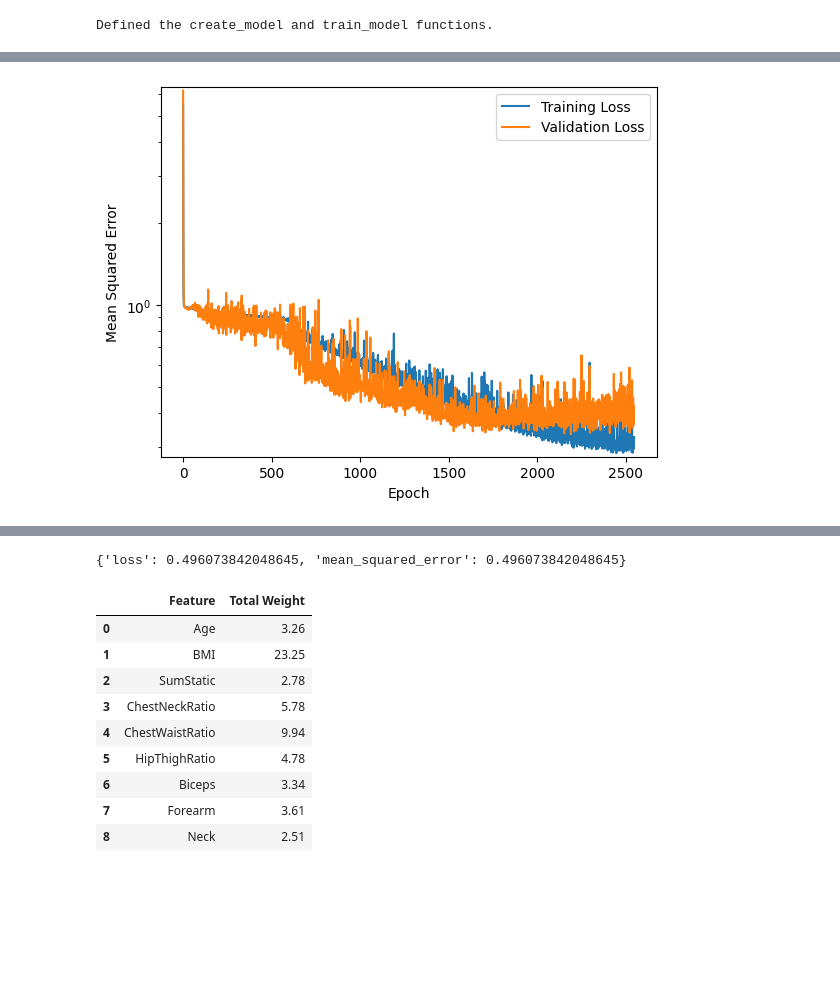
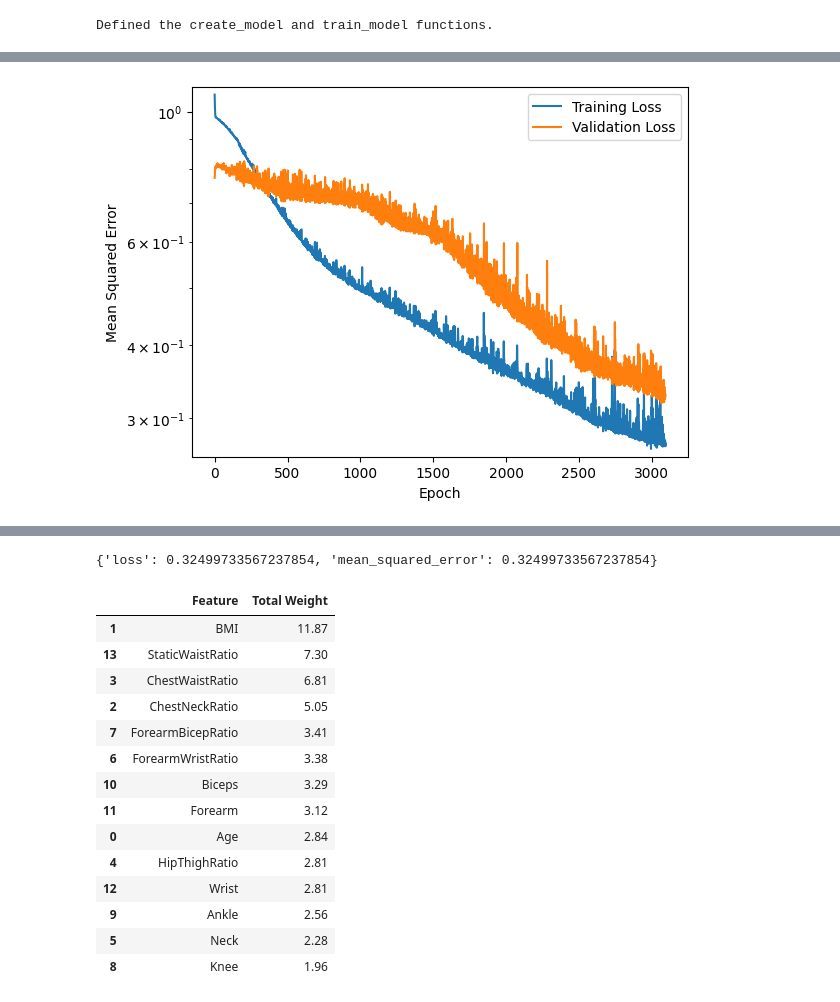
Before and after one commit to Stegi56/Body-Fat-Estimator, a Jupyter notebook: model.ipynb, the cells around one changed output, grey strips where cells are left out. Saved outputs shown, nothing was run; the diff lists cells and outputs as text; code cells hidden in the pictures; blank space fills up the shorter version.

Commit message:
recovered removed features, added static waist ratio and increased batch size

```diff
--- a/model.ipynb
+++ b/model.ipynb
@@ -20,12 +20,14 @@ dataFrame = dataFrame.reindex(np.random.permutation(dataFrame.index))
 
 #add bmi feature cross
 dataFrame['BMI'] = dataFrame['Height'] / (dataFrame['Weight'] * dataFrame['Weight'])
-dataFrame['SumStatic'] = dataFrame['Ankle'] + dataFrame['Knee'] + dataFrame['Wrist']
+dataFrame['StaticWaistRatio'] = (dataFrame['Ankle'] + dataFrame['Knee'] + dataFrame['Wrist'])/dataFrame['Abdomen']
 dataFrame['ChestNeckRatio'] = dataFrame['Chest'] / dataFrame['Neck']
 dataFrame['ChestWaistRatio'] = dataFrame['Chest'] / dataFrame['Abdomen']
 dataFrame['HipThighRatio'] = dataFrame['Hip'] / dataFrame['Thigh']
+dataFrame['ForearmWristRatio'] = dataFrame['Forearm'] / dataFrame['Wrist']
+dataFrame['ForearmBicepRatio'] = dataFrame['Biceps'] / dataFrame['Wrist']
 
-dataFrame = dataFrame.drop(columns=['Density', 'Height', 'Weight', 'Ankle', 'Knee', 'Wrist','Abdomen','Chest','Hip','Thigh'])
+dataFrame = dataFrame.drop(columns=['Density', 'Height', 'Weight', 'Abdomen','Chest','Hip','Thigh'])
 
 print("Data set loaded. Num examples: ", len(dataFrame))
 
@@ -34,7 +36,7 @@ testDF = dataFrame.drop(trainDF.index)
 
 print("Made training and test sets")
 
-dataFrame
+dataFrame.describe()
 # %% [output]
 Data set loaded. Num examples:  252
 Made training and test sets
@@ -316,10 +364,10 @@ def get_outputs_dnn():
   return outputs
 # %%
 # The following variables are the hyperparameters.
-learning_rate = 0.0005
+learning_rate = 0.0003
 epochs = 4000
-batch_size = 15
-l2_regularization = 0.5
+batch_size = 40
+l2_regularization = 0.01
 patience = 100
 
 # Specify the label
@@ -327,7 +375,7 @@ label_name = "BodyFat"
 
 # Split the original training set into a reduced training set and a
 # validation set.
-validation_split = 0.05
+validation_split = 0.1
 
 dnn_outputs = get_outputs_dnn()
 
@@ -372,2 +420,2 @@ Epoch 2431/4000
-[figure, old version]
+[figure, new version]
  Evaluate the new model against the test set:
@@ -375,7 +423,7 @@ Epoch 2431/4000
-{'loss': 0.496073842048645, 'mean_squared_error': 0.496073842048645}
+{'loss': 0.32499733567237854, 'mean_squared_error': 0.32499733567237854}
 # %%
 #Output weights
-input_layer = my_model.layers[10]
+input_layer = my_model.layers[15]
 weights, biases = input_layer.get_weights()
 
 weights_table = pd.DataFrame(columns=['Feature', 'Total Weight'])
@@ -391,18 +439,24 @@ for feature, i in zip(inputs, weights):
             index = weights_table.loc[condition, 'Total Weight'].index
             weights_table.loc[condition, 'Total Weight'] = weights_table.loc[condition, 'Total Weight'][index] + j
 
+weights_table = weights_table.sort_values(by='Total Weight', ascending=False)
 weights_table
 # %% [output]
 |  | Feature | Total Weight |
-| 0 | Age | 3.26 |
-| 1 | BMI | 23.25 |
-| 2 | SumStatic | 2.78 |
-| 3 | ChestNeckRatio | 5.78 |
-| 4 | ChestWaistRatio | 9.94 |
-| 5 | HipThighRatio | 4.78 |
-| 6 | Biceps | 3.34 |
-| 7 | Forearm | 3.61 |
-| 8 | Neck | 2.51 |
+| 1 | BMI | 11.87 |
+| 13 | StaticWaistRatio | 7.30 |
+| 3 | ChestWaistRatio | 6.81 |
+| 2 | ChestNeckRatio | 5.05 |
+| 7 | ForearmBicepRatio | 3.41 |
+| 6 | ForearmWristRatio | 3.38 |
+| 10 | Biceps | 3.29 |
+| 11 | Forearm | 3.12 |
+| 0 | Age | 2.84 |
+| 4 | HipThighRatio | 2.81 |
+| 12 | Wrist | 2.81 |
+| 9 | Ankle | 2.56 |
+| 5 | Neck | 2.28 |
+| 8 | Knee | 1.96 |
 # %%
 # Create an empty DataFrame to store the results
 result_table = pd.DataFrame(columns=['Row', 'Predicted Body Fat', 'Correct Body Fat', 'Difference +-'])
```
Also changed, not shown: parts of 5 cells of this notebook.
